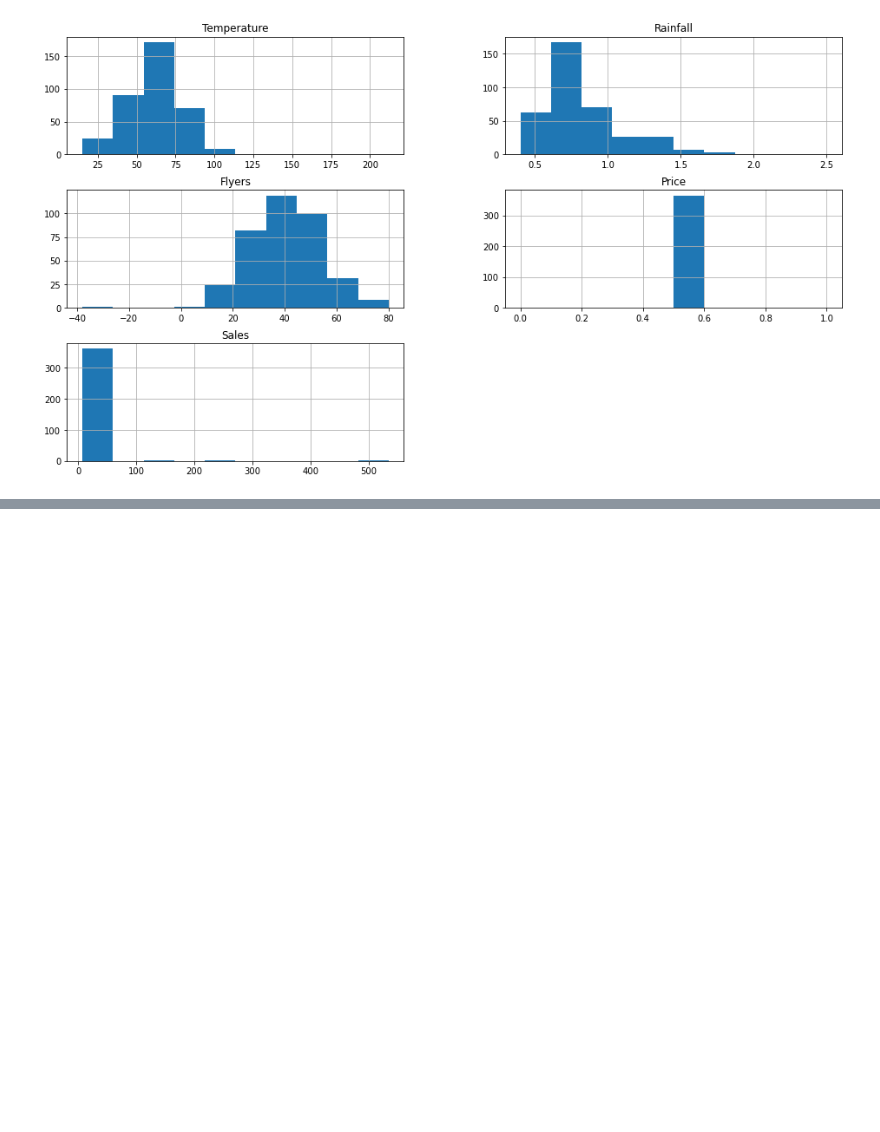
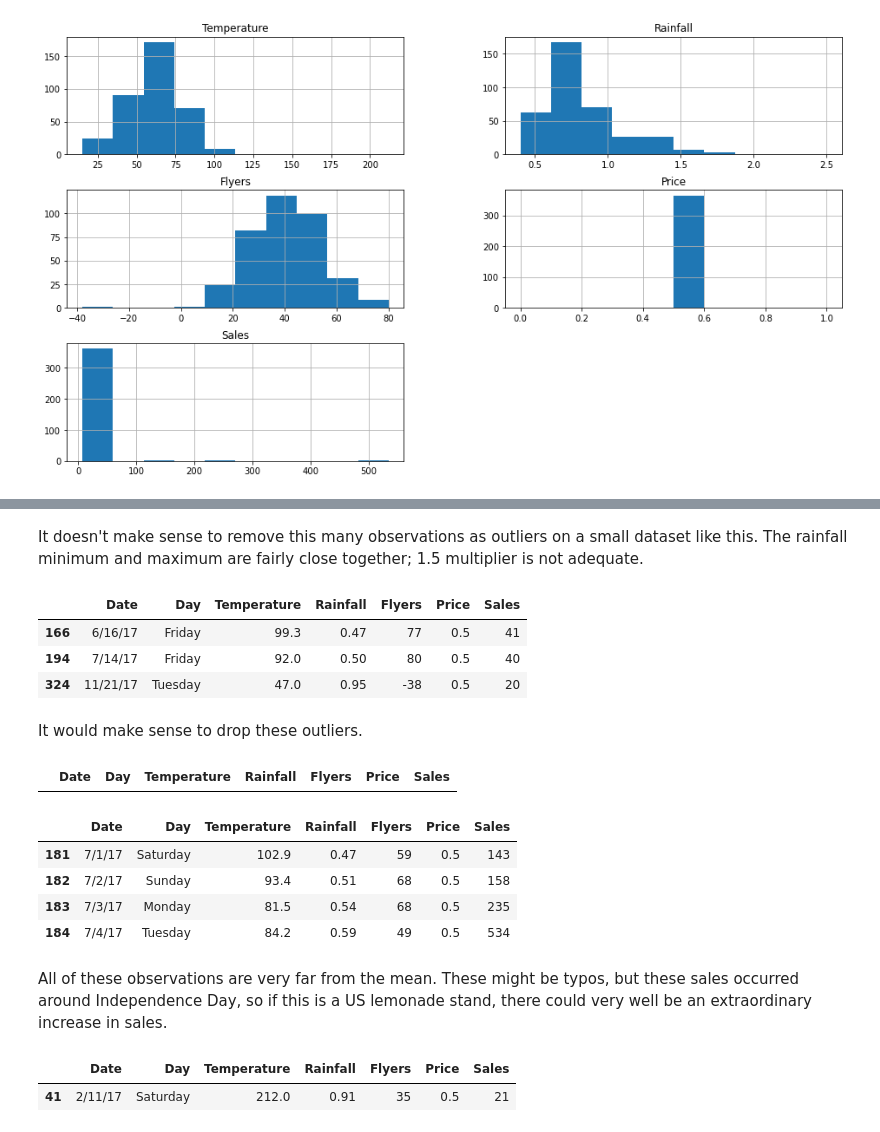
Before and after one commit to dashbringhurst/anomaly-detection-exercises, a Jupyter notebook: continuous_probabilistic_methods.ipynb, the cells around one changed output, grey strips where cells are left out. Drawn from its saved outputs; the diff is of its cells as text; code cells hidden in the pictures; blank space fills up the shorter version.

```diff
--- a/continuous_probabilistic_methods.ipynb
+++ b/continuous_probabilistic_methods.ipynb
@@ -226,0 +132,30 @@ Name: Flyers, dtype: int64
+# %% [markdown]
+It doesn't make sense to remove this many observations as outliers on a small dataset like this. The rainfall minimum and maximum are fairly close together; 1.5 multiplier is not adequate.
+# %%
+get_lower_and_upper_bounds('Flyers', 1.5)
+# %% [output]
+|  | Date | Day | Temperature | Rainfall | Flyers | Price | Sales |
+| 166 | 6/16/17 | Friday | 99.3 | 0.47 | 77 | 0.5 | 41 |
+| 194 | 7/14/17 | Friday | 92.0 | 0.50 | 80 | 0.5 | 40 |
+| 324 | 11/21/17 | Tuesday | 47.0 | 0.95 | -38 | 0.5 | 20 |
+# %% [markdown]
+It would make sense to drop these outliers.
+# %%
+get_lower_and_upper_bounds('Price', 1.5)
+# %% [output]
+|  | Date | Day | Temperature | Rainfall | Flyers | Price | Sales |
+# %%
+get_lower_and_upper_bounds('Sales', 1.5)
+# %% [output]
+|  | Date | Day | Temperature | Rainfall | Flyers | Price | Sales |
+| 181 | 7/1/17 | Saturday | 102.9 | 0.47 | 59 | 0.5 | 143 |
+| 182 | 7/2/17 | Sunday | 93.4 | 0.51 | 68 | 0.5 | 158 |
+| 183 | 7/3/17 | Monday | 81.5 | 0.54 | 68 | 0.5 | 235 |
+| 184 | 7/4/17 | Tuesday | 84.2 | 0.59 | 49 | 0.5 | 534 |
+# %% [markdown]
+All of these observations are very far from the mean. These might be typos, but these sales occurred around Independence Day, so if this is a US lemonade stand, there could very well be an extraordinary increase in sales.
+# %%
+get_lower_and_upper_bounds('Temperature', 3)
+# %% [output]
+|  | Date | Day | Temperature | Rainfall | Flyers | Price | Sales |
+| 41 | 2/11/17 | Saturday | 212.0 | 0.91 | 35 | 0.5 | 21 |
```
Also changed, not shown: parts of 39 cells of this notebook.
